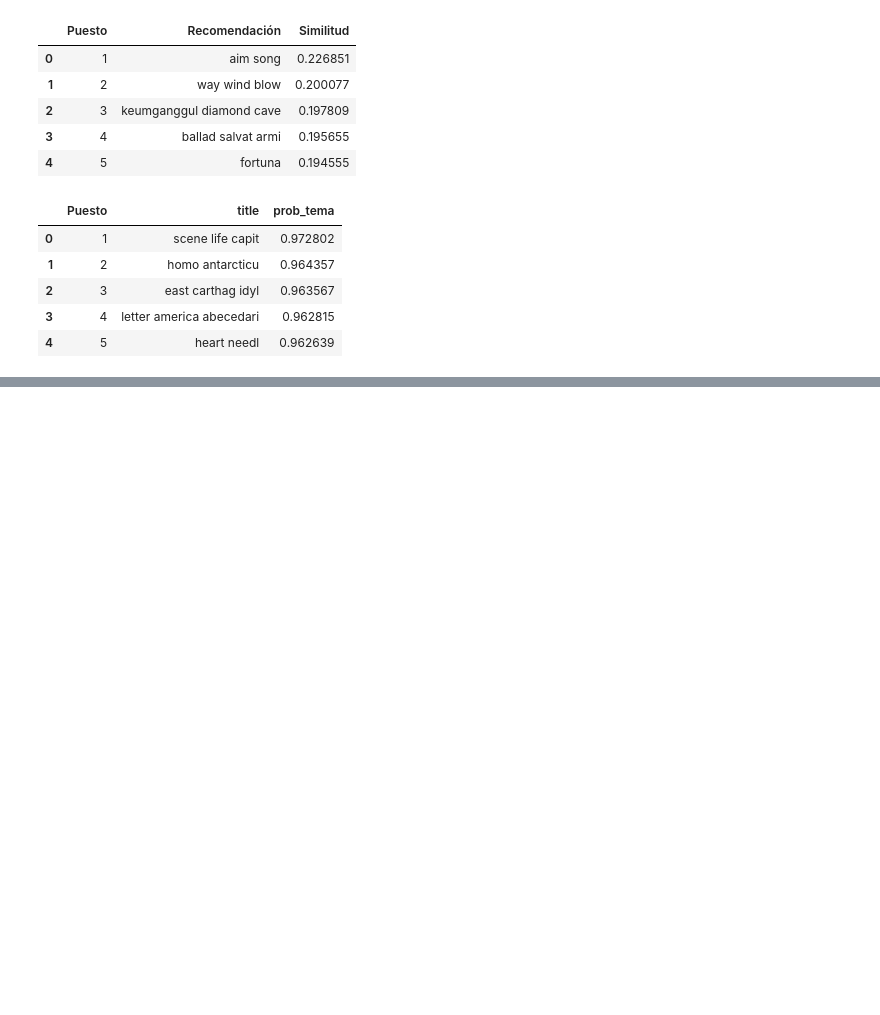
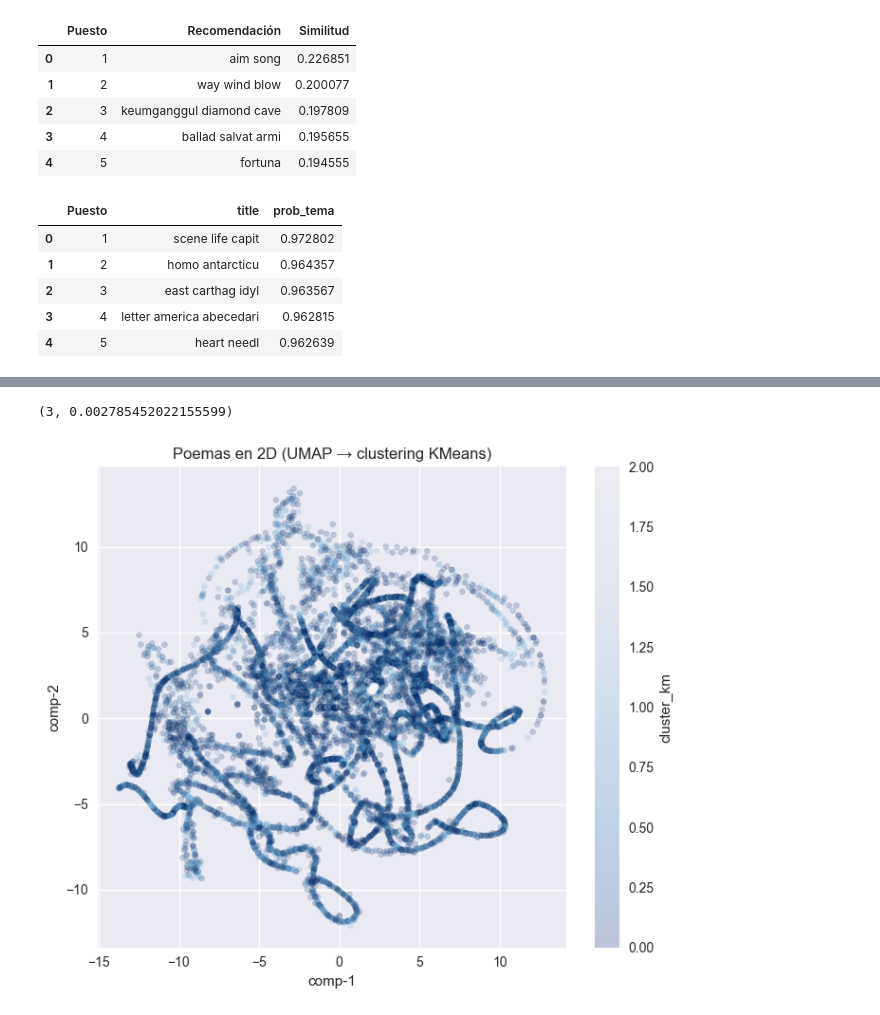
Before and after one commit to HubertRonald/VersoVector, a Jupyter notebook: notebook/02_embeddings_unsupervised.ipynb, the cells around one changed output, grey strips where cells are left out. Cells and saved outputs as stored; diff of their text form; code cells hidden in the pictures; blank space fills up the shorter version.

```diff
--- a/notebook/02_embeddings_unsupervised.ipynb
+++ b/notebook/02_embeddings_unsupervised.ipynb
@@ -290,0 +330,60 @@ display(top_recom)
+# %%
+X = tfidf_matrix
+# %%
+# Modelo KMeans (+ silhouette)
+def fit_kmeans_range(X, kmin=2, kmax=12, random_state=42):
+    best = {"k": None, "sil": -1, "model": None, "labels": None}
+    sils = []
+    for k in range(kmin, kmax+1):
+        km = KMeans(n_clusters=k, n_init="auto", random_state=random_state)
+        labels = km.fit_predict(X)
+        sil = silhouette_score(X, labels, metric="cosine")
+        sils.append((k, sil))
+        if sil > best["sil"]:
+            best = {"k": k, "sil": sil, "model": km, "labels": labels}
+    return best, sils
+
+X = tfidf_matrix
+best_km, km_sils = fit_kmeans_range(X)
+new_poems_df["cluster_km"] = best_km["labels"]
+best_km["k"], best_km["sil"]
+# %% [output]
+(3, 0.002785452022155599)
+# %%
+# Modelo Gaussian Mixture (GMM)
+
+X_dense = X.toarray() if hasattr(X, "toarray") else X
+Xpca = PCA(n_components=50, random_state=42).fit_transform(X_dense)
+
+gmm = GaussianMixture(n_components=best_km["k"], covariance_type="full", random_state=42)
+gmm_labels = gmm.fit_predict(Xpca)
+new_poems_df["cluster_gmm"] = gmm_labels
+# %%
+# Moddel Agglomerative (en distancia coseno)
+
+D = cosine_distances(X)         # distancia = 1 - coseno
+agg = AgglomerativeClustering(n_clusters=best_km["k"], metric="precomputed", linkage="average")
+agg_labels = agg.fit_predict(D)
+new_poems_df["cluster_agg"] = agg_labels
+# %%
+# Model DBSCAN (en espacio reducido con UMAP/t-SNE)
+umap_ok = True
+try:
+    reducer = umap.UMAP(n_neighbors=15, min_dist=0.1, random_state=42)
+    X2 = reducer.fit_transform(X)  # acepta sparse
+except Exception:
+    umap_ok = False
+    X2 = TSNE(n_components=2, random_state=42, metric="cosine").fit_transform(X.toarray())
+
+db = DBSCAN(eps=0.5, min_samples=5, metric="euclidean").fit(X2)
+new_poems_df["cluster_dbscan"] = db.labels_
+# %%
+# Visualización 2D (matplotlib)
+fig, ax = plt.subplots(figsize=(7,6))
+sc = ax.scatter(X2[:,0], X2[:,1], c=new_poems_df["cluster_km"], s=18, alpha=0.2, cmap="Blues_r")
+ax.set_title("Poemas en 2D ({} → clustering KMeans)".format("UMAP" if umap_ok else "t-SNE"))
+ax.set_xlabel("comp-1"); ax.set_ylabel("comp-2")
+plt.colorbar(sc, ax=ax, label="cluster_km")
+plt.tight_layout(); plt.show()
+# %% [output]
+[figure, added]
```
Also changed, not shown: parts of 4 cells of this notebook, 1 other file.
